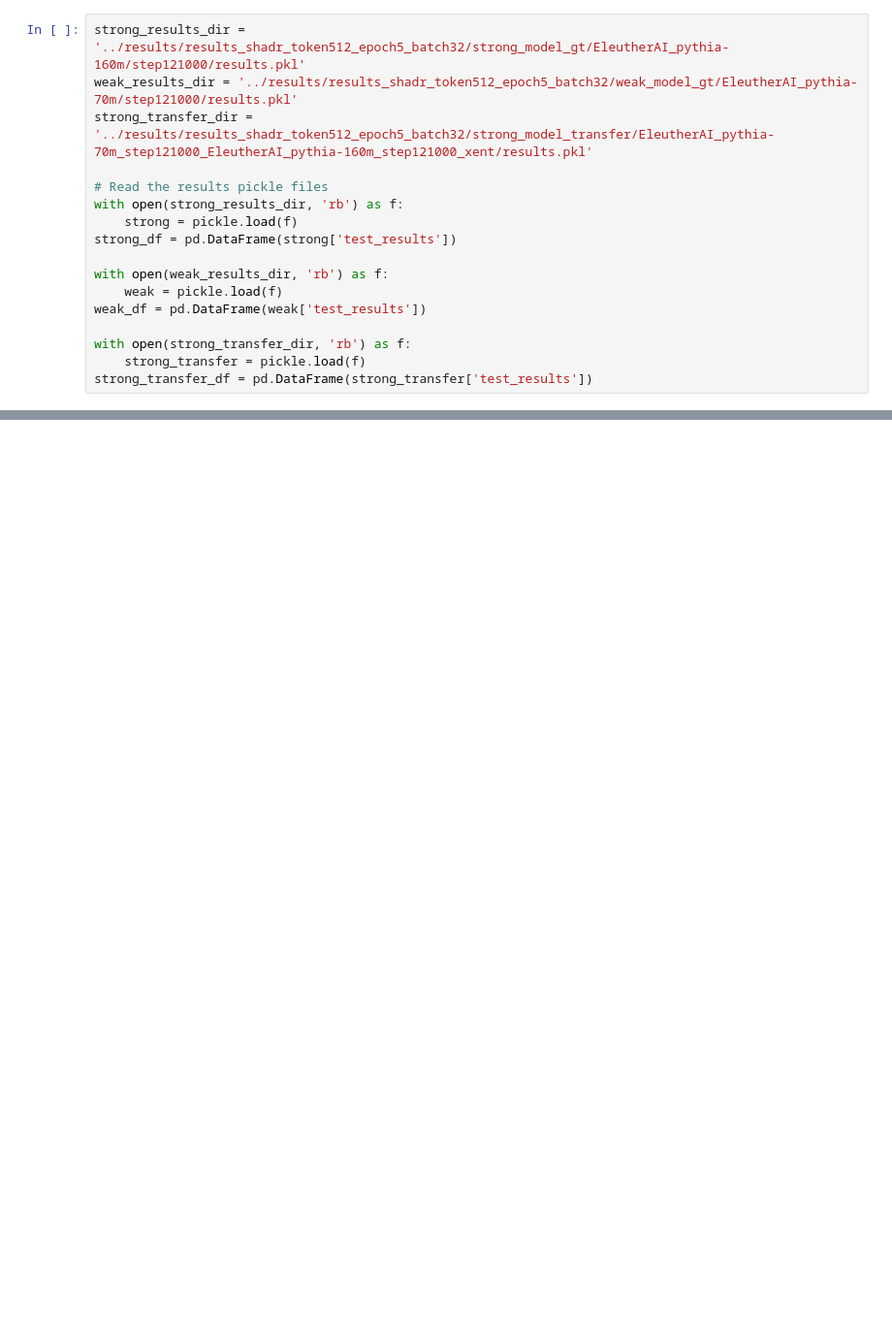
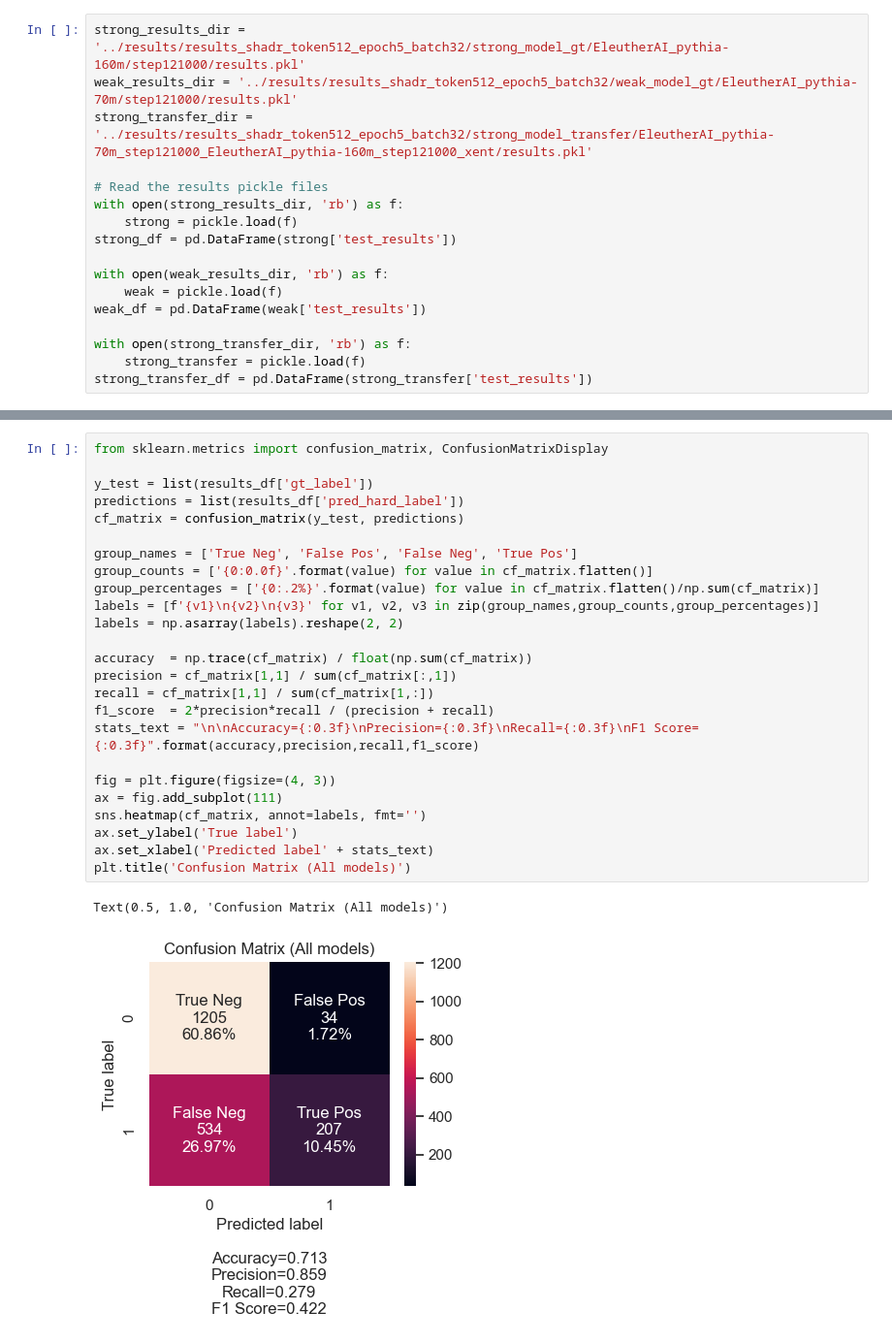
Before and after one commit to aashnapshah/weak-to-strong-expts, a Jupyter notebook: notebooks/mpotta_20240426_analysis_shadr.ipynb, the cells around one changed output, grey strips where cells are left out. Shown at 97% size. Drawn from its saved outputs; the diff is of its cells as text; blank space fills up the shorter version.

Commit message:
Add confusion matrices

```diff
--- a/notebooks/mpotta_20240426_analysis_shadr.ipynb
+++ b/notebooks/mpotta_20240426_analysis_shadr.ipynb
@@ -33,0 +49,28 @@ results_df.head()
+# %%
+from sklearn.metrics import confusion_matrix, ConfusionMatrixDisplay
+
+y_test = list(results_df['gt_label'])
+predictions = list(results_df['pred_hard_label'])
+cf_matrix = confusion_matrix(y_test, predictions)
+
+group_names = ['True Neg', 'False Pos', 'False Neg', 'True Pos']
+group_counts = ['{0:0.0f}'.format(value) for value in cf_matrix.flatten()]
+group_percentages = ['{0:.2%}'.format(value) for value in cf_matrix.flatten()/np.sum(cf_matrix)]
+labels = [f'{v1}\n{v2}\n{v3}' for v1, v2, v3 in zip(group_names,group_counts,group_percentages)]
+labels = np.asarray(labels).reshape(2, 2)
+
+accuracy  = np.trace(cf_matrix) / float(np.sum(cf_matrix))
+precision = cf_matrix[1,1] / sum(cf_matrix[:,1])
+recall = cf_matrix[1,1] / sum(cf_matrix[1,:])
+f1_score  = 2*precision*recall / (precision + recall)
+stats_text = "\n\nAccuracy={:0.3f}\nPrecision={:0.3f}\nRecall={:0.3f}\nF1 Score={:0.3f}".format(accuracy,precision,recall,f1_score)
+
+fig = plt.figure(figsize=(4, 3))
+ax = fig.add_subplot(111)
+sns.heatmap(cf_matrix, annot=labels, fmt='')
+ax.set_ylabel('True label')
+ax.set_xlabel('Predicted label' + stats_text)
+plt.title('Confusion Matrix (All models)')
+# %% [output]
+Text(0.5, 1.0, 'Confusion Matrix (All models)')
+[figure, added]
```
Also changed, not shown: parts of 6 cells of this notebook.
